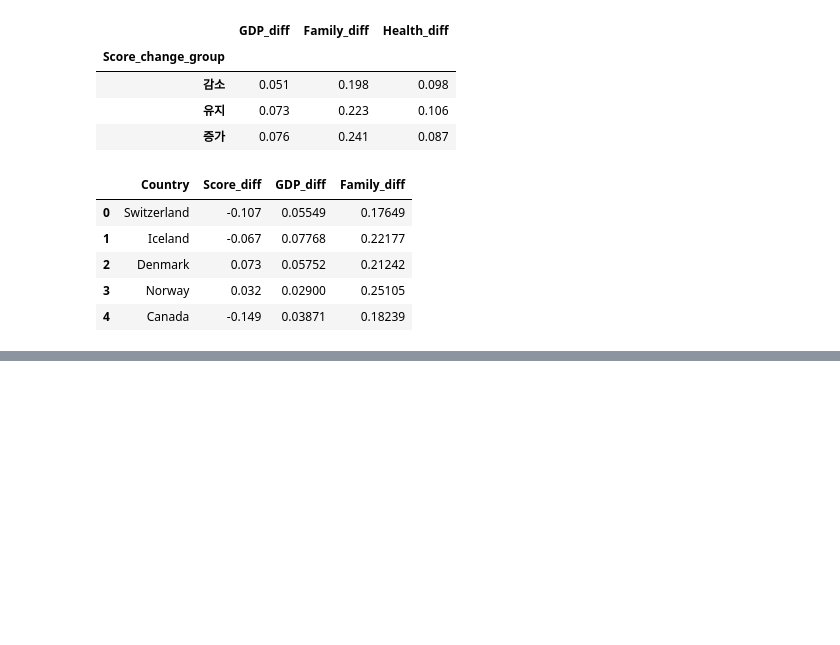
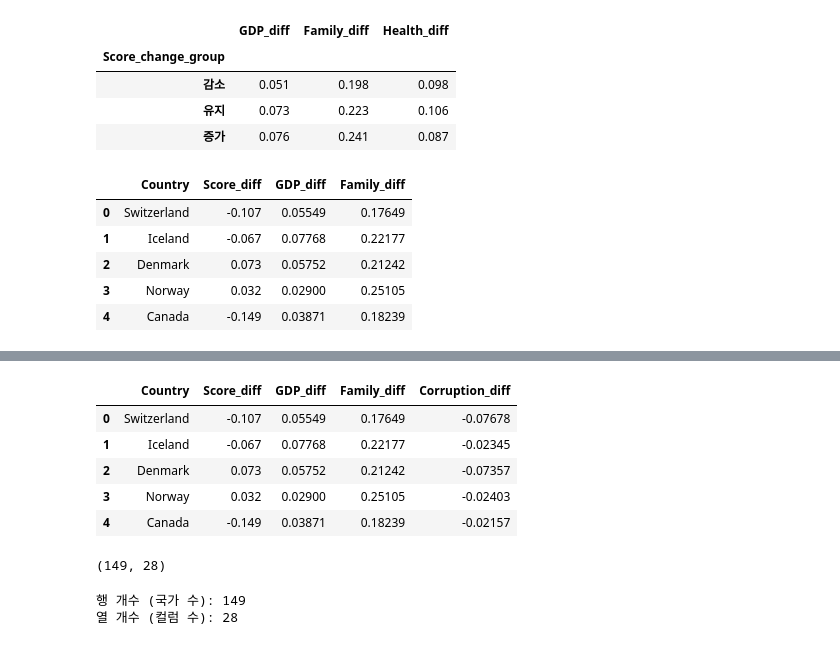
Before and after one commit to skn-ai14-250409/SKN14-EDA-3Team, a Jupyter notebook: KangYungu/world_happiness_eda.ipynb, the cells around one changed output, grey strips where cells are left out. Saved outputs shown, nothing was run; the diff lists cells and outputs as text; code cells hidden in the pictures; blank space fills up the shorter version.

```diff
--- a/KangYungu/world_happiness_eda.ipynb
+++ b/KangYungu/world_happiness_eda.ipynb
@@ -562,0 +584,19 @@ df[['Country', 'Score_diff', 'GDP_diff', 'Family_diff']].head()
+# %%
+df[['Country', 'Score_diff', 'GDP_diff', 'Family_diff', 'Corruption_diff']].head()
+# %% [output]
+|  | Country | Score_diff | GDP_diff | Family_diff | Corruption_diff |
+| 0 | Switzerland | -0.107 | 0.05549 | 0.17649 | -0.07678 |
+| 1 | Iceland | -0.067 | 0.07768 | 0.22177 | -0.02345 |
+| 2 | Denmark | 0.073 | 0.05752 | 0.21242 | -0.07357 |
+| 3 | Norway | 0.032 | 0.02900 | 0.25105 | -0.02403 |
+| 4 | Canada | -0.149 | 0.03871 | 0.18239 | -0.02157 |
+# %%
+df.shape
+# %% [output]
+(149, 28)
+# %%
+print(f"행 개수 (국가 수): {df.shape[0]}")
+print(f"열 개수 (컬럼 수): {df.shape[1]}")
+# %% [output]
+행 개수 (국가 수): 149
+열 개수 (컬럼 수): 28
```
Also changed, not shown: parts of 3 cells of this notebook, 4 other files.
